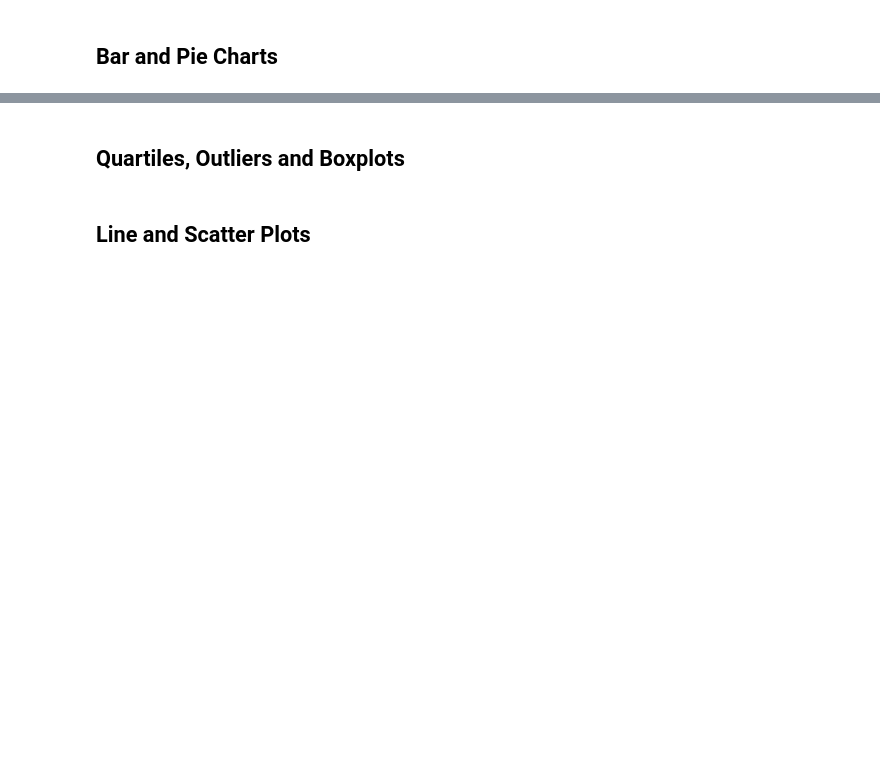
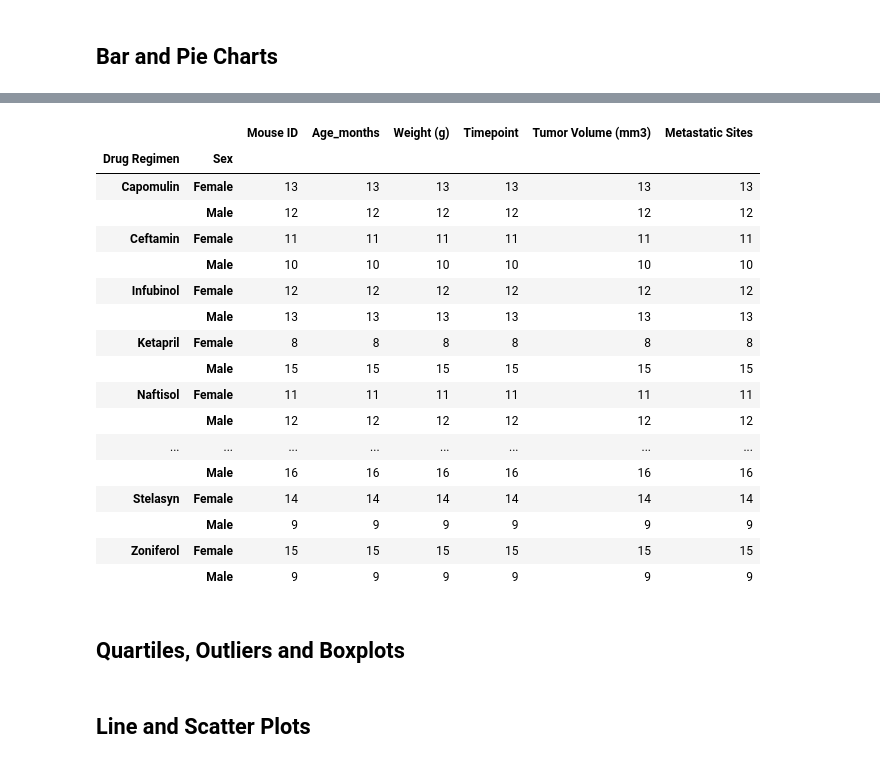
Before and after one commit to yperez0914/The-Power-of-Plots, a Jupyter notebook: Analysis/main.ipynb, the cells around one changed output, grey strips where cells are left out. Cells and saved outputs as stored; diff of their text form; code cells hidden in the pictures; blank space fills up the shorter version.

```diff
--- a/Analysis/main.ipynb
+++ b/Analysis/main.ipynb
@@ -115,5 +192,38 @@ agg_df = summary_results_df.agg({"Average Tumor Volume": ["mean"],"Median Tumor
 # %%
 # Generate a pie plot showing the distribution of female versus male mice using pandas
+gender = clean_data_mouse_df["Sex"].value_counts()
+grouped = clean_data_mouse_df.groupby(["Drug Regimen","Sex"])
+sum_it_up = grouped.count()
+sum_it_up
+#female ="Female"
+#female_only= sum_it_up.loc[female]
+#female_only
+#female
+#female =clean_data_mouse_df.loc[clean_data_mouse_df["Sex"] == "Female",:]
+#male =
+#x_axis = [male, female]
+#y_axis = clean
+
+#plt.scatter()
+# %% [output]
+|  |  | Mouse ID | Age_months | Weight (g) | Timepoint | Tumor Volume (mm3) | Metastatic Sites |
+| Drug Regimen | Sex |  |  |  |  |  |  |
+| Capomulin | Female | 13 | 13 | 13 | 13 | 13 | 13 |
+|  | Male | 12 | 12 | 12 | 12 | 12 | 12 |
+| Ceftamin | Female | 11 | 11 | 11 | 11 | 11 | 11 |
+|  | Male | 10 | 10 | 10 | 10 | 10 | 10 |
+| Infubinol | Female | 12 | 12 | 12 | 12 | 12 | 12 |
+|  | Male | 13 | 13 | 13 | 13 | 13 | 13 |
+| Ketapril | Female | 8 | 8 | 8 | 8 | 8 | 8 |
+|  | Male | 15 | 15 | 15 | 15 | 15 | 15 |
+| Naftisol | Female | 11 | 11 | 11 | 11 | 11 | 11 |
+|  | Male | 12 | 12 | 12 | 12 | 12 | 12 |
+| ... | ... | ... | ... | ... | ... | ... | ... |
+|  | Male | 16 | 16 | 16 | 16 | 16 | 16 |
+| Stelasyn | Female | 14 | 14 | 14 | 14 | 14 | 14 |
+|  | Male | 9 | 9 | 9 | 9 | 9 | 9 |
+| Zoniferol | Female | 15 | 15 | 15 | 15 | 15 | 15 |
+|  | Male | 9 | 9 | 9 | 9 | 9 | 9 |
 # %%
 # Generate a pie plot showing the distribution of female versus male mice using pyplot
 # %% [markdown]
```
Also changed, not shown: parts of 11 cells of this notebook.
